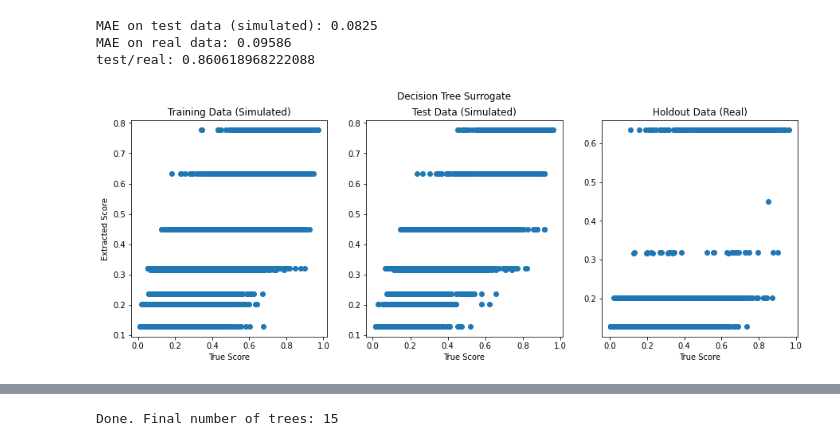
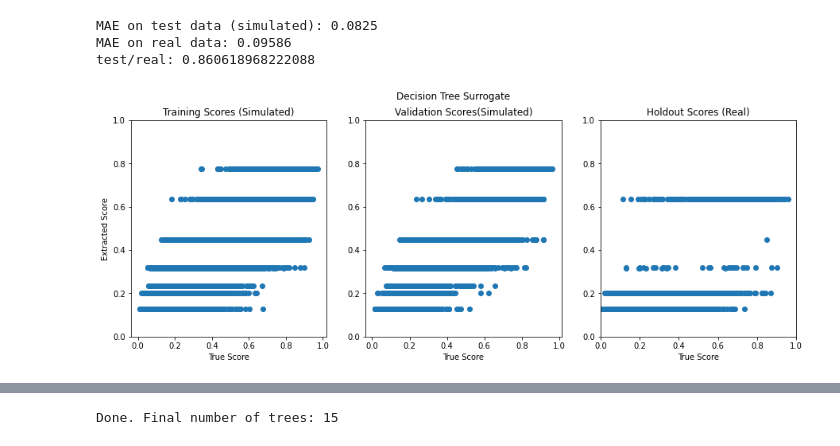
Before and after one commit to ml-for-high-risk-apps-book/Machine-Learning-for-High-Risk-Applications-Book, a Jupyter notebook: code/Chapter-11/Red_Teaming_an_XGBoost_model.ipynb, the cells around one changed output, grey strips where cells are left out. Saved outputs shown, nothing was run; the diff lists cells and outputs as text; code cells hidden in the pictures.

```diff
--- a/code/Chapter-11/Red_Teaming_an_XGBoost_model.ipynb
+++ b/code/Chapter-11/Red_Teaming_an_XGBoost_model.ipynb
@@ -93,7 +93,7 @@ Connecting to H2O server at http://127.0.0.1:54321 ... successful.
 # %% [markdown]
 ### Importing dataset
 # %%
-data = pd.read_csv('../Data/credit_line_increase.csv')
+data = pd.read_csv('../Data/Data/credit_line_increase.csv')
 data.head()
 # %% [output]
 |  | ID | LIMIT_BAL | SEX | RACE | EDUCATION | MARRIAGE | AGE | PAY_0 | PAY_2 | PAY_3 | ... |
@@ -257,7 +257,7 @@ random_frame = make_random_frame(schema_dict, N)
 # We augmented the random data above with another data synthesis technique that leverages
 #  access to the model endpoint.
 
-random_frame = pd.read_csv('../Data/synthetic_data.csv', index_col=0)
+random_frame = pd.read_csv('../Data/Data/synthetic_data.csv', index_col=0)
 
 split = np.random.rand(len(random_frame)) < split_train_test
 random_train = random_frame[split].copy()
@@ -313,24 +313,30 @@ test/real: 0.860618968222088
 # %%
 fig, axs = plt.subplots(1, 3, figsize=(15, 5))
 
+
 axs[0].scatter(model_endpoint(random_train[features]), extracted_model_dt.predict(random_train[features]))
-axs[0].set_title("Training Data (Simulated)")
+axs[0].set_title("Training Scores (Simulated)")
 axs[0].set_ylabel('Extracted Score')
 axs[0].set_xlabel('True Score')
+axs[0].set_ylim([0, 1])
+
 
 axs[1].scatter(model_endpoint(random_test[features]), extracted_model_dt.predict(random_test[features]))
-axs[1].set_title("Test Data (Simulated)")
+axs[1].set_title("Validation Scores(Simulated)")
 axs[1].set_xlabel('True Score')
+axs[1].set_ylim([0, 1])
 
 
 axs[2].scatter(model_endpoint(test[features]), extracted_model_dt.predict(test[features]))
-axs[2].set_title("Holdout Data (Real)")
+axs[2].set_title("Holdout Scores (Real)")
 axs[2].set_xlabel('True Score')
+axs[2].set_ylim([0, 1])
 
 _ = fig.suptitle("Decision Tree Surrogate")
-fig.savefig('Data/Data/Figures/overfit_DT_extraction')
+plt.axis([0, 1, 0, 1])
+fig.savefig('Data/Figures/overfit_DT_extraction.png')
 # %% [output]
-[figure, old version]
+[figure, new version]
 # %%
 
 
```
Also changed, not shown: parts of 23 cells of this notebook.
